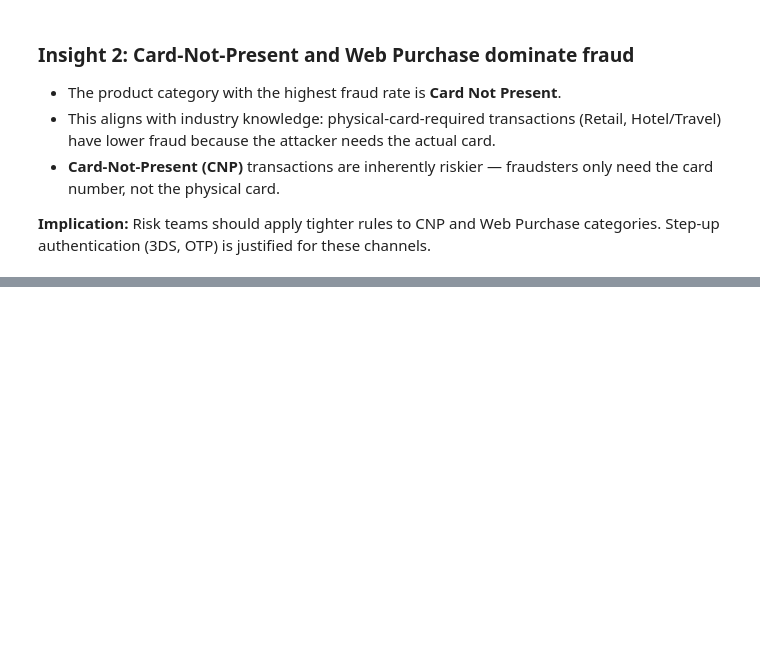
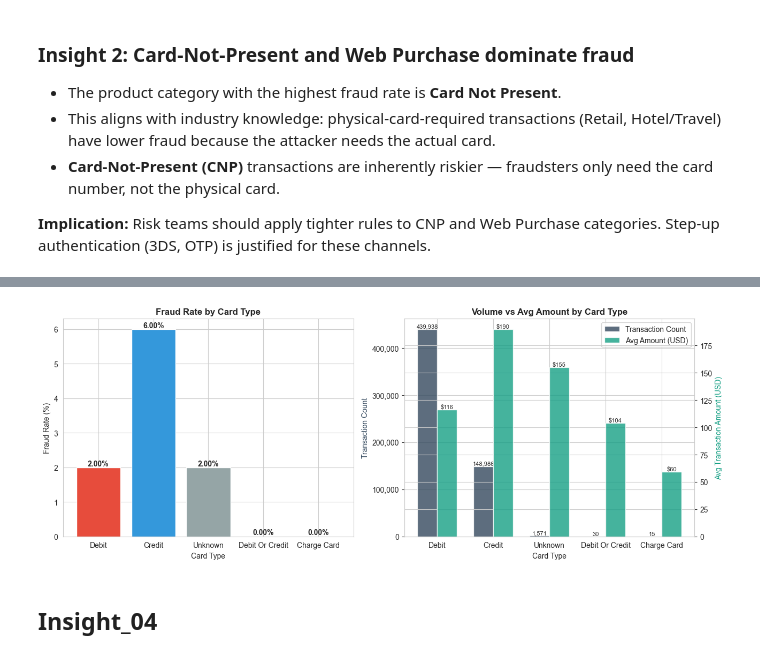
Before and after one commit to ShenbagaArunK/Credit-card-risk-analytics-sql-python, a Jupyter notebook: notebooks/02_phase1_fraud_landscape.ipynb, the cells around one changed output, grey strips where cells are left out. Saved outputs shown, nothing was run; the diff lists cells and outputs as text; code cells hidden in the pictures; blank space fills up the shorter version.

```diff
--- a/notebooks/02_phase1_fraud_landscape.ipynb
+++ b/notebooks/02_phase1_fraud_landscape.ipynb
@@ -161,0 +250,61 @@ Step-up authentication (3DS, OTP) is justified for these channels.
+# %%
+# Q4 chart — Credit vs Debit fraud comparison
+fig, axes = plt.subplots(1, 2, figsize=(13, 5))
+
+
+bars1 = axes[0].bar(df4['card_type'], df4['fraud_rate_pct'],
+                    color=['#e74c3c', '#3498db', '#95a5a6', '#f39c12'][:len(df4)])
+axes[0].set_ylabel('Fraud Rate (%)')
+axes[0].set_xlabel('Card Type')
+axes[0].set_title('Fraud Rate by Card Type', fontsize=12, fontweight='bold')
+
+
+for bar, rate in zip(bars1, df4['fraud_rate_pct']):
+    axes[0].text(bar.get_x() + bar.get_width()/2, bar.get_height() + 0.05,
+                 f'{rate:.2f}%', ha='center', fontweight='bold')
+
+
+ax2 = axes[1]
+ax2_twin = ax2.twinx()
+
+x_pos = range(len(df4))
+width = 0.35
+
+bars2 = ax2.bar([x - width/2 for x in x_pos], df4['txn_count'],
+                width=width, color='#34495e', label='Transaction Count', alpha=0.8)
+bars3 = ax2_twin.bar([x + width/2 for x in x_pos], df4['avg_txn_amt'],
+                     width=width, color='#16a085', label='Avg Amount (USD)', alpha=0.8)
+
+ax2.set_xticks(x_pos)
+ax2.set_xticklabels(df4['card_type'])
+ax2.set_xlabel('Card Type')
+ax2.set_ylabel('Transaction Count', color='#34495e')
+ax2_twin.set_ylabel('Avg Transaction Amount (USD)', color='#16a085')
+ax2.set_title('Volume vs Avg Amount by Card Type', fontsize=12, fontweight='bold')
+
+
+ax2.get_yaxis().set_major_formatter(
+    plt.FuncFormatter(lambda x, _: f'{int(x):,}'))
+
+
+lines1, labels1 = ax2.get_legend_handles_labels()
+lines2, labels2 = ax2_twin.get_legend_handles_labels()
+ax2.legend(lines1 + lines2, labels1 + labels2, loc='upper right')
+
+
+for bar, val in zip(bars2, df4['txn_count']):
+    ax2.text(bar.get_x() + bar.get_width()/2, bar.get_height(),
+             f'{int(val):,}', ha='center', va='bottom', fontsize=8)
+
+
+for bar, val in zip(bars3, df4['avg_txn_amt']):
+    ax2_twin.text(bar.get_x() + bar.get_width()/2, bar.get_height(),
+                  f'${val:.0f}', ha='center', va='bottom', fontsize=8)
+
+plt.tight_layout()
+plt.savefig('visuals/phase1_q4_credit_vs_debit.png', bbox_inches='tight')
+plt.show()
+# %% [output]
+[figure, added]
+# %% [markdown]
+## Insight_04
```
Also changed, not shown: parts of 8 cells of this notebook, 5 other files.
